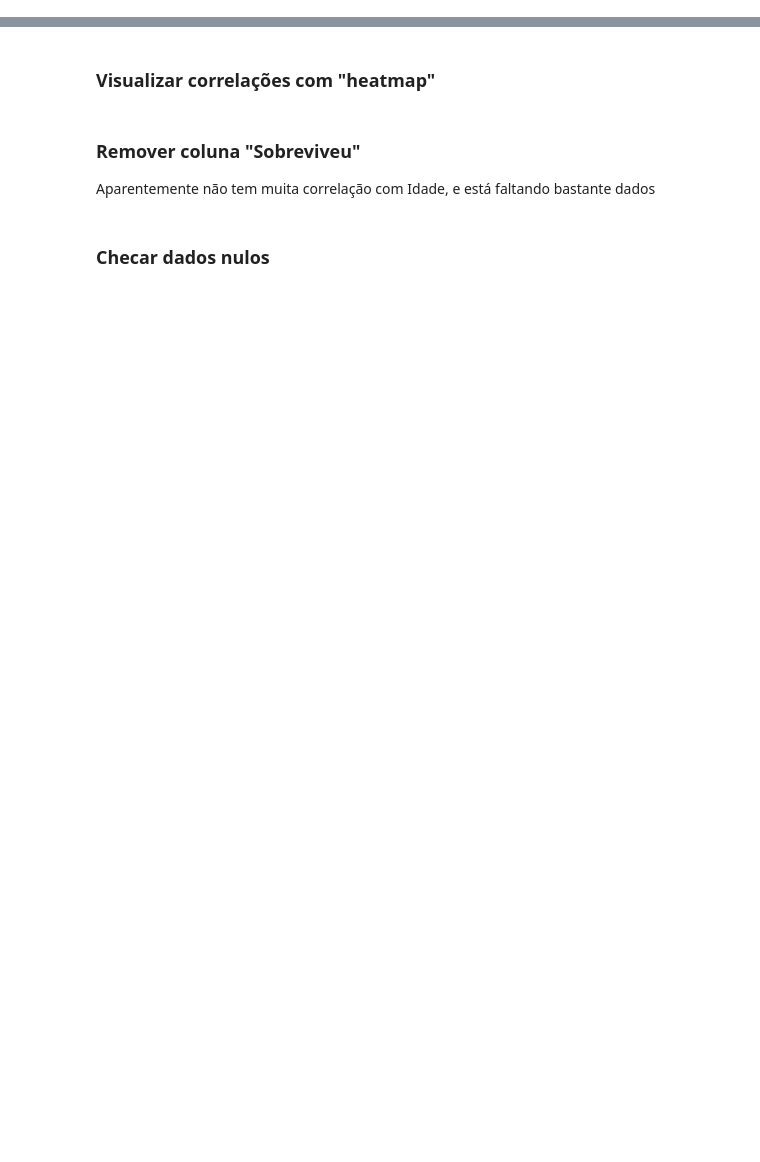
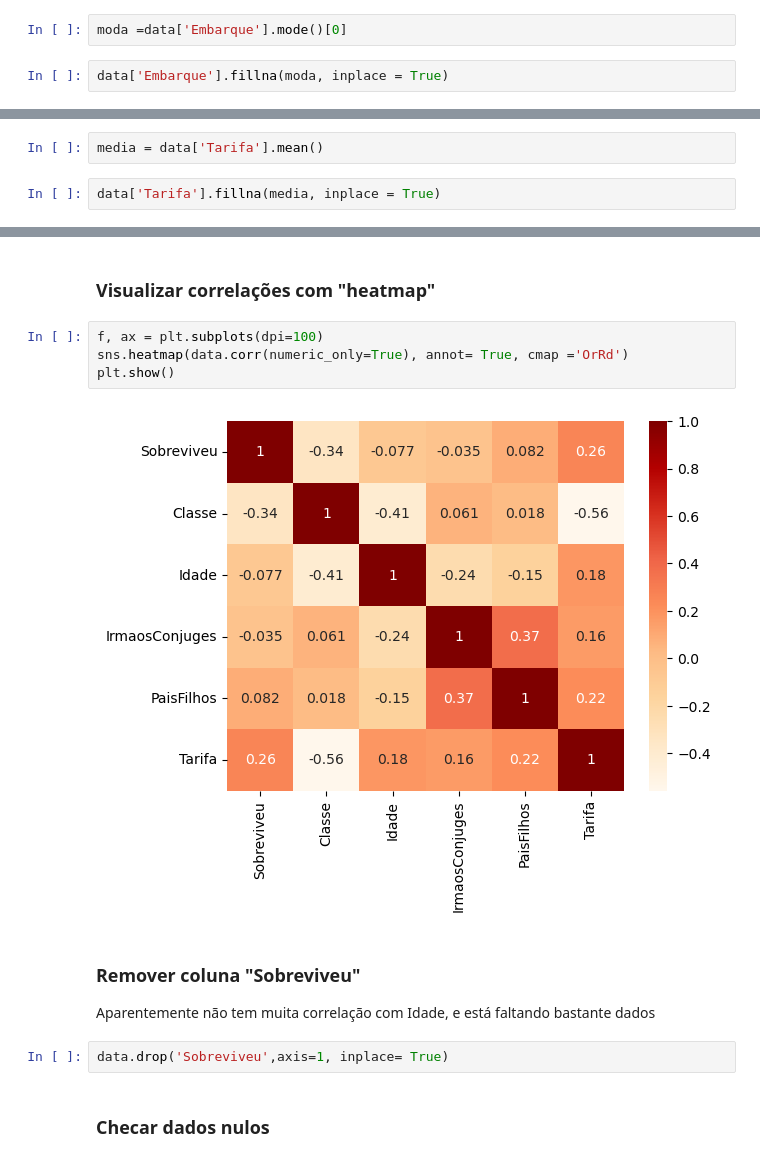
Before and after one commit to CaioPedersoliDiniz10/python, a Jupyter notebook: 09 - Projeto - Regressao Linear - Predicao da Idade/Regressão Linear - Predicao da Idade dos Passageiros do Titanic - Vazio.ipynb, the cells around one changed output, grey strips where cells are left out. Saved outputs shown, nothing was run; the diff lists cells and outputs as text; blank space fills up the shorter version.

```diff
--- a/09 - Projeto - Regressao Linear - Predicao da Idade/Regressão Linear - Predicao da Idade dos Passageiros do Titanic - Vazio.ipynb
+++ b/09 - Projeto - Regressao Linear - Predicao da Idade/Regressão Linear - Predicao da Idade dos Passageiros do Titanic - Vazio.ipynb
@@ -85,2 +120,6 @@ Name: Sexo, Length: 1309, dtype: object
+# %%
+moda =data['Embarque'].mode()[0]
+# %%
+data['Embarque'].fillna(moda, inplace = True)
 # %% [markdown]
 ### Checar dados nulos novamente
@@ -87,2 +140,6 @@ Name: Sexo, Length: 1309, dtype: object
 # %% [markdown]
 ### Preencher "Tarifa" faltando com a média
+# %%
+media = data['Tarifa'].mean()
+# %%
+data['Tarifa'].fillna(media, inplace = True)
@@ -93,7 +181,15 @@ Name: Sexo, Length: 1309, dtype: object
 # %% [markdown]
 ### Visualizar correlações com "heatmap"
+# %%
+f, ax = plt.subplots(dpi=100)
+sns.heatmap(data.corr(numeric_only=True), annot= True, cmap ='OrRd')
+plt.show()
+# %% [output]
+[figure, added]
 # %% [markdown]
 ### Remover coluna "Sobreviveu"
 Aparentemente não tem muita correlação com Idade, e está faltando bastante dados
+# %%
+data.drop('Sobreviveu',axis=1, inplace= True)
 # %% [markdown]
 ### Checar dados nulos
```
Also changed, not shown: parts of 20 cells of this notebook.
